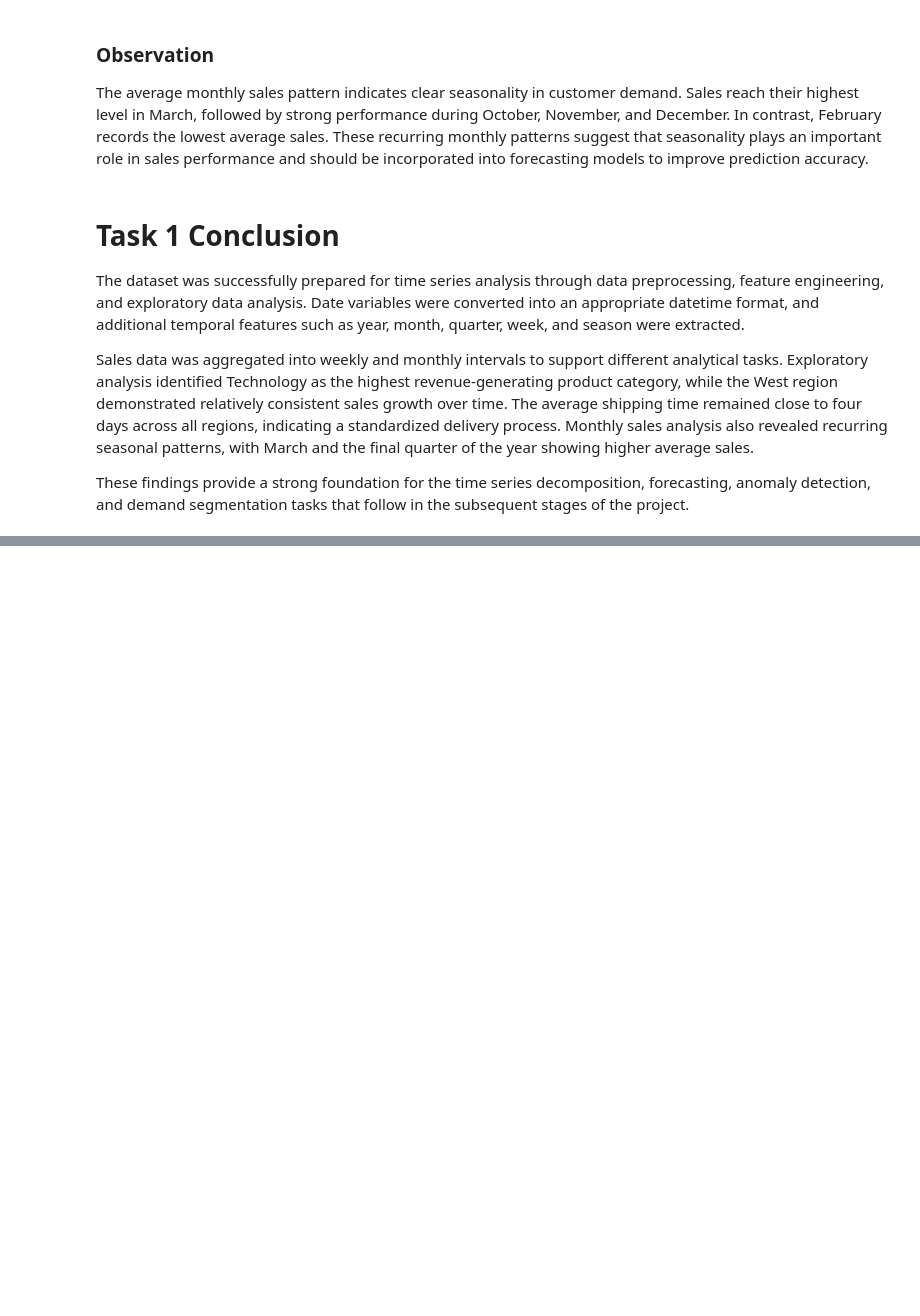
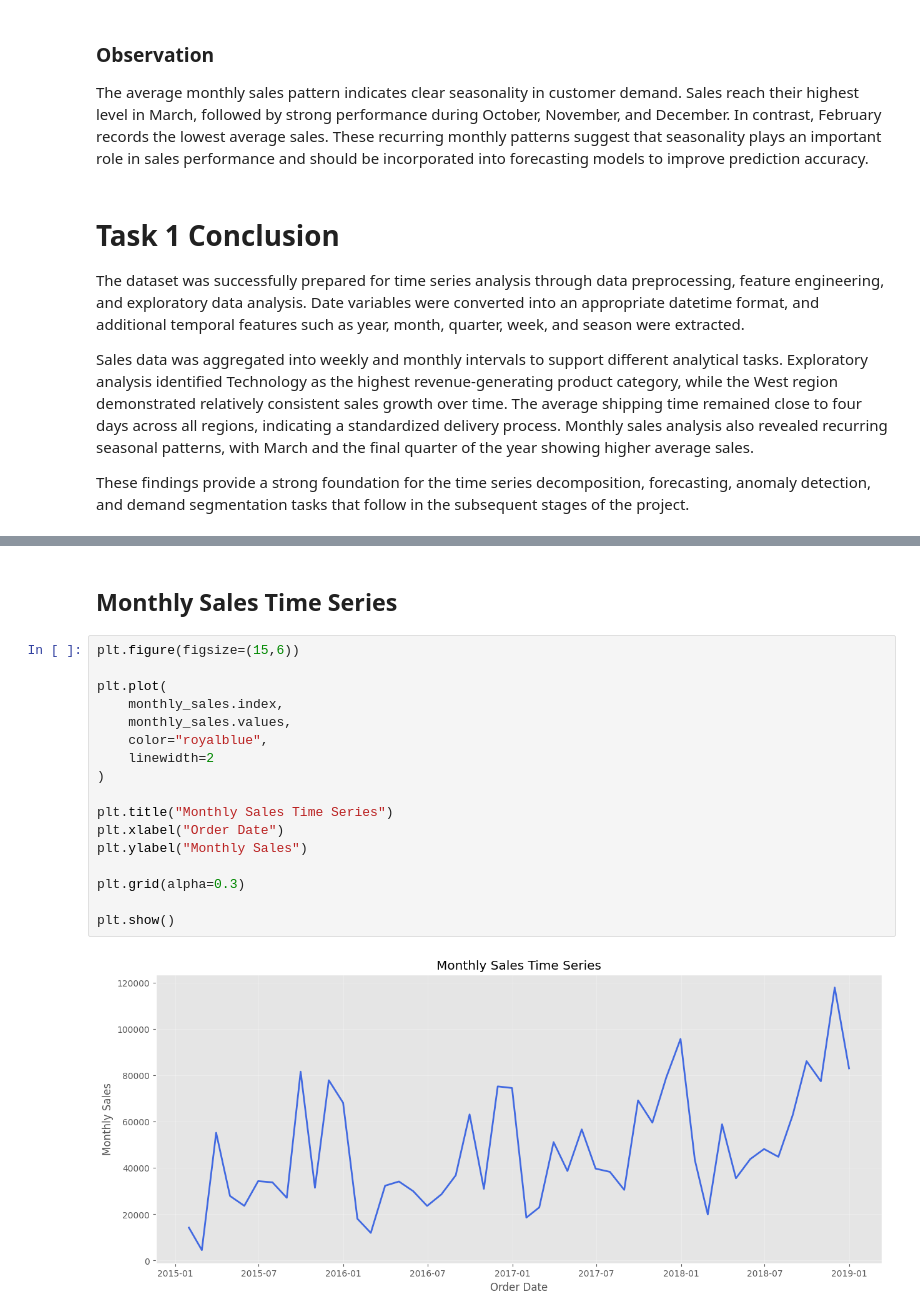
Before and after one commit to krishna-2-005/SalesForecasting_KuchuruSaiKrishnaReddy, a Jupyter notebook: Final_Project_Submission_XYLOFY_AI.ipynb, the cells around one changed output, grey strips where cells are left out. Saved outputs shown, nothing was run; the diff lists cells and outputs as text; blank space fills up the shorter version.

```diff
--- a/Final_Project_Submission_XYLOFY_AI.ipynb
+++ b/Final_Project_Submission_XYLOFY_AI.ipynb
@@ -570,0 +602,21 @@ These findings provide a strong foundation for the time series decomposition, fo
+# %% [markdown]
+## Monthly Sales Time Series
+# %%
+plt.figure(figsize=(15,6))
+
+plt.plot(
+    monthly_sales.index,
+    monthly_sales.values,
+    color="royalblue",
+    linewidth=2
+)
+
+plt.title("Monthly Sales Time Series")
+plt.xlabel("Order Date")
+plt.ylabel("Monthly Sales")
+
+plt.grid(alpha=0.3)
+
+plt.show()
+# %% [output]
+[figure, added]
```
Also changed, not shown: parts of 18 cells of this notebook.
